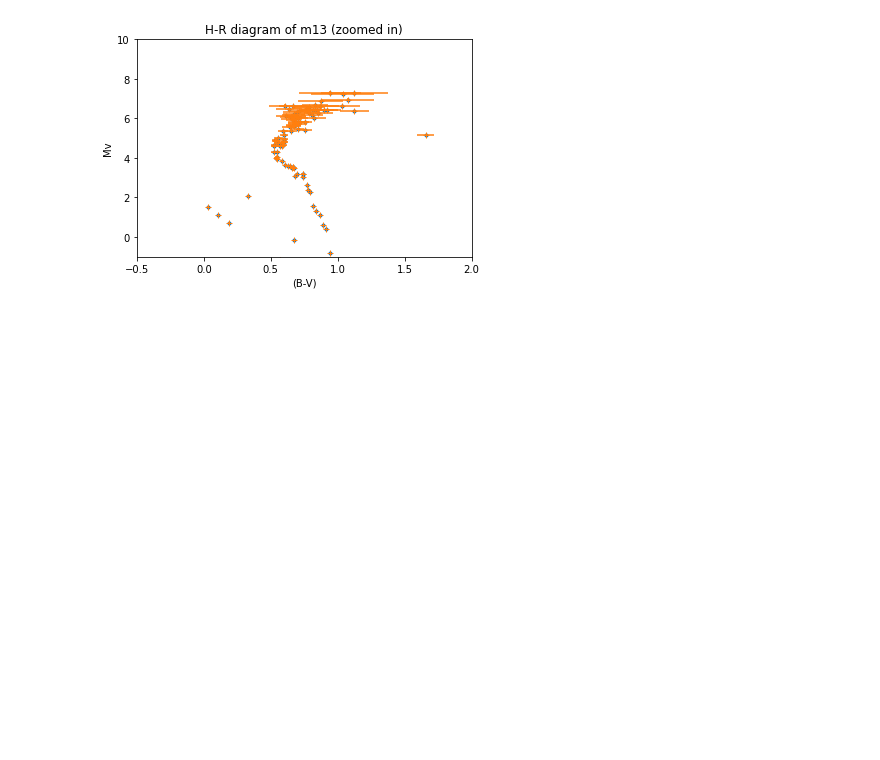
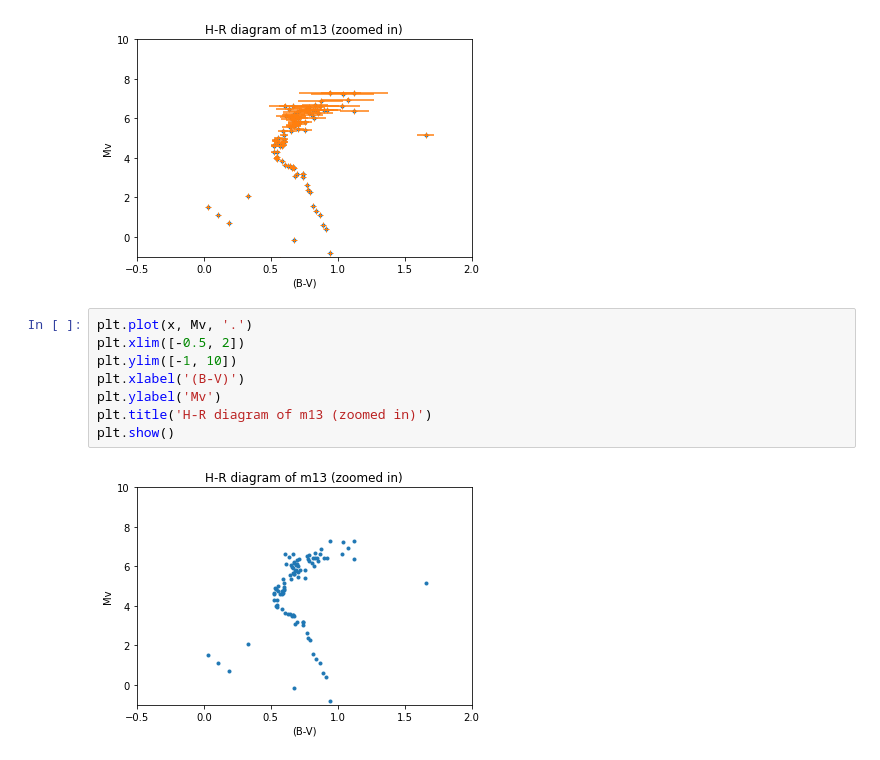
Before and after one commit to LilyDV1/extra, a Jupyter notebook: L2.ipynb, the cells around one changed output. Drawn from its saved outputs; the diff is of its cells as text; blank space fills up the shorter version.

```diff
--- a/L2.ipynb
+++ b/L2.ipynb
@@ -87,3 +87,13 @@ plt.title('H-R diagram of m13 (zoomed in)')
 plt.show()
 # %% [output]
 [figure]
+# %%
+plt.plot(x, Mv, '.')
+plt.xlim([-0.5, 2])
+plt.ylim([-1, 10])
+plt.xlabel('(B-V)')
+plt.ylabel('Mv')
+plt.title('H-R diagram of m13 (zoomed in)')
+plt.show()
+# %% [output]
+[figure, added]
```
